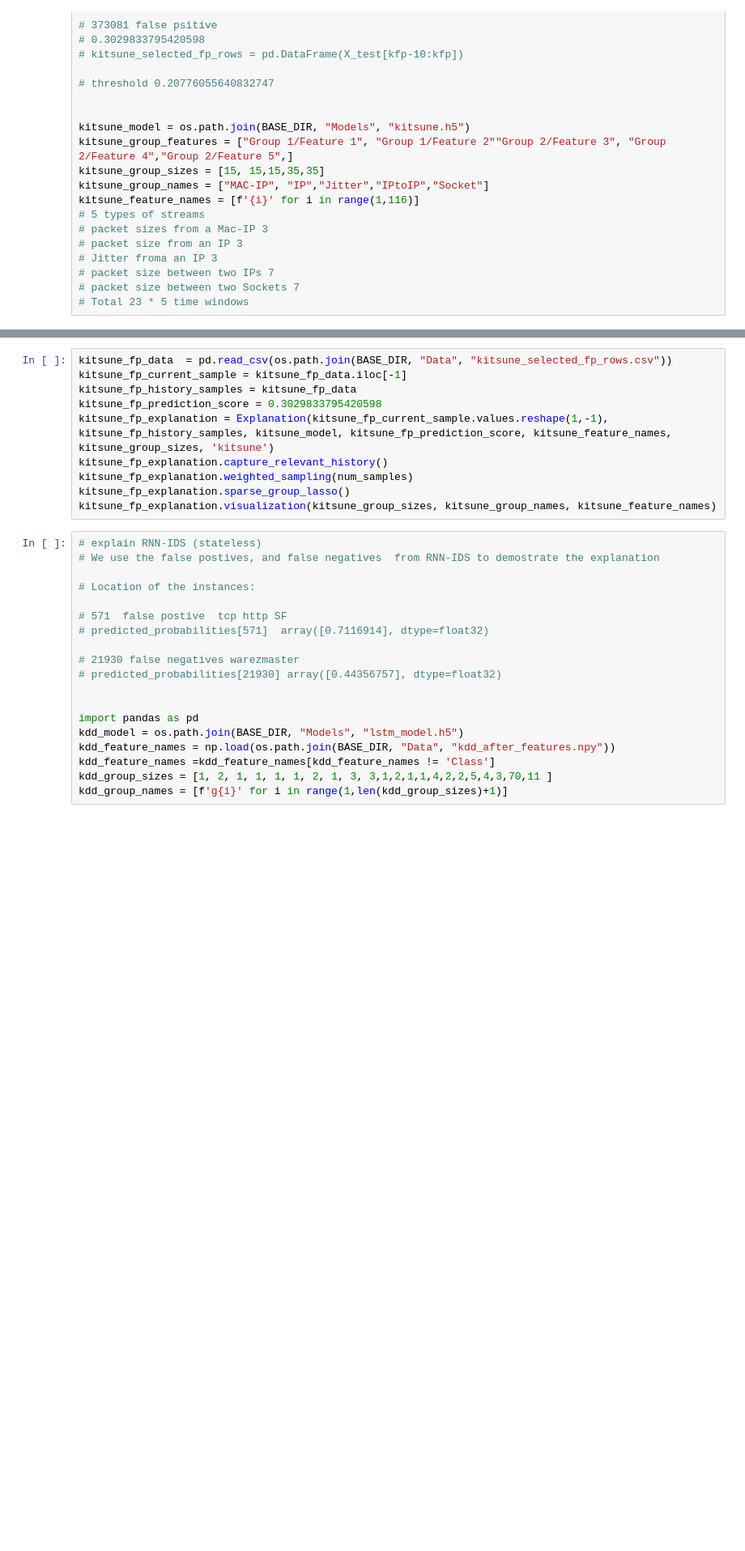
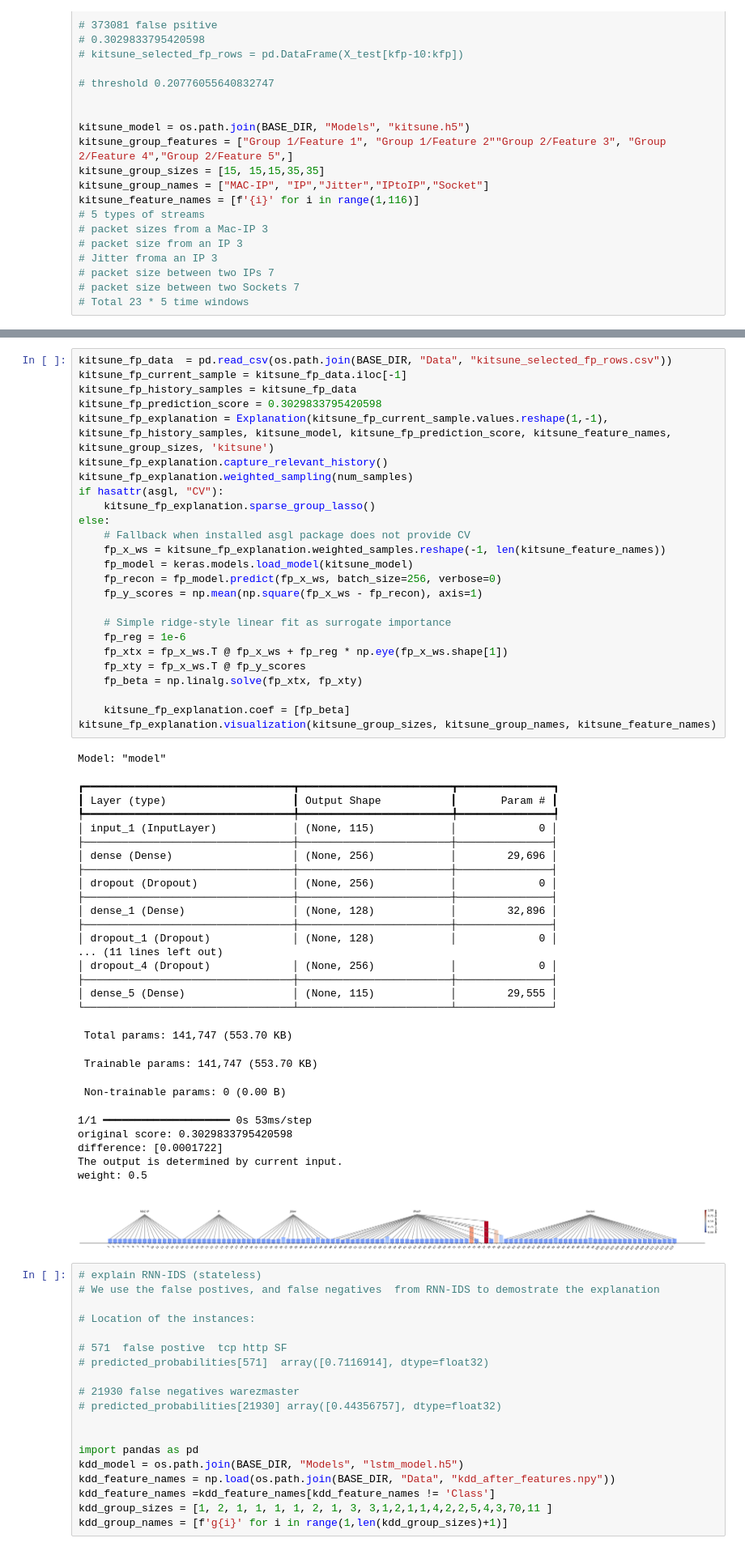
Before and after one commit to kchekuru/ns-final-proj, a Jupyter notebook: Demo/explanation.ipynb, the cells around one changed output, grey strips where cells are left out. Shown at 81% size. Cells and saved outputs as stored; diff of their text form; blank space fills up the shorter version.

```diff
--- a/Demo/explanation.ipynb
+++ b/Demo/explanation.ipynb
@@ -351,13 +465,56 @@ kitsune_fn_explanation.visualization(kitsune_group_sizes, kitsune_group_names, k
 # %%
 kitsune_fp_data  = pd.read_csv(os.path.join(BASE_DIR, "Data", "kitsune_selected_fp_rows.csv"))
 kitsune_fp_current_sample = kitsune_fp_data.iloc[-1]
 kitsune_fp_history_samples = kitsune_fp_data
 kitsune_fp_prediction_score = 0.3029833795420598
 kitsune_fp_explanation = Explanation(kitsune_fp_current_sample.values.reshape(1,-1), kitsune_fp_history_samples, kitsune_model, kitsune_fp_prediction_score, kitsune_feature_names, kitsune_group_sizes, 'kitsune')
 kitsune_fp_explanation.capture_relevant_history()
 kitsune_fp_explanation.weighted_sampling(num_samples)
-kitsune_fp_explanation.sparse_group_lasso()
+if hasattr(asgl, "CV"):
+    kitsune_fp_explanation.sparse_group_lasso()
+else:
+    # Fallback when installed asgl package does not provide CV
+    fp_x_ws = kitsune_fp_explanation.weighted_samples.reshape(-1, len(kitsune_feature_names))
+    fp_model = keras.models.load_model(kitsune_model)
+    fp_recon = fp_model.predict(fp_x_ws, batch_size=256, verbose=0)
+    fp_y_scores = np.mean(np.square(fp_x_ws - fp_recon), axis=1)
+
+    # Simple ridge-style linear fit as surrogate importance
+    fp_reg = 1e-6
+    fp_xtx = fp_x_ws.T @ fp_x_ws + fp_reg * np.eye(fp_x_ws.shape[1])
+    fp_xty = fp_x_ws.T @ fp_y_scores
+    fp_beta = np.linalg.solve(fp_xtx, fp_xty)
+
+    kitsune_fp_explanation.coef = [fp_beta]
 kitsune_fp_explanation.visualization(kitsune_group_sizes, kitsune_group_names, kitsune_feature_names)
+# %% [output]
+Model: "model"
+┏━━━━━━━━━━━━━━━━━━━━━━━━━━━━━━━━━┳━━━━━━━━━━━━━━━━━━━━━━━━┳━━━━━━━━━━━━━━━┓
+┃ Layer (type)                    ┃ Output Shape           ┃       Param # ┃
+┡━━━━━━━━━━━━━━━━━━━━━━━━━━━━━━━━━╇━━━━━━━━━━━━━━━━━━━━━━━━╇━━━━━━━━━━━━━━━┩
+│ input_1 (InputLayer)            │ (None, 115)            │             0 │
+├─────────────────────────────────┼────────────────────────┼───────────────┤
+│ dense (Dense)                   │ (None, 256)            │        29,696 │
+├─────────────────────────────────┼────────────────────────┼───────────────┤
+│ dropout (Dropout)               │ (None, 256)            │             0 │
+├─────────────────────────────────┼────────────────────────┼───────────────┤
+│ dense_1 (Dense)                 │ (None, 128)            │        32,896 │
+├─────────────────────────────────┼────────────────────────┼───────────────┤
+│ dropout_1 (Dropout)             │ (None, 128)            │             0 │
+... (11 lines left out)
+│ dropout_4 (Dropout)             │ (None, 256)            │             0 │
+├─────────────────────────────────┼────────────────────────┼───────────────┤
+│ dense_5 (Dense)                 │ (None, 115)            │        29,555 │
+└─────────────────────────────────┴────────────────────────┴───────────────┘
+ Total params: 141,747 (553.70 KB)
+ Trainable params: 141,747 (553.70 KB)
+ Non-trainable params: 0 (0.00 B)
+1/1 ━━━━━━━━━━━━━━━━━━━━ 0s 53ms/step
+original score: 0.3029833795420598
+difference: [0.0001722]
+The output is determined by current input.
+weight: 0.5
+[figure, added]
 # %%
 # explain RNN-IDS (stateless)
 # We use the false postives, and false negatives  from RNN-IDS to demostrate the explanation
```
Also changed, not shown: parts of 15 cells of this notebook.
